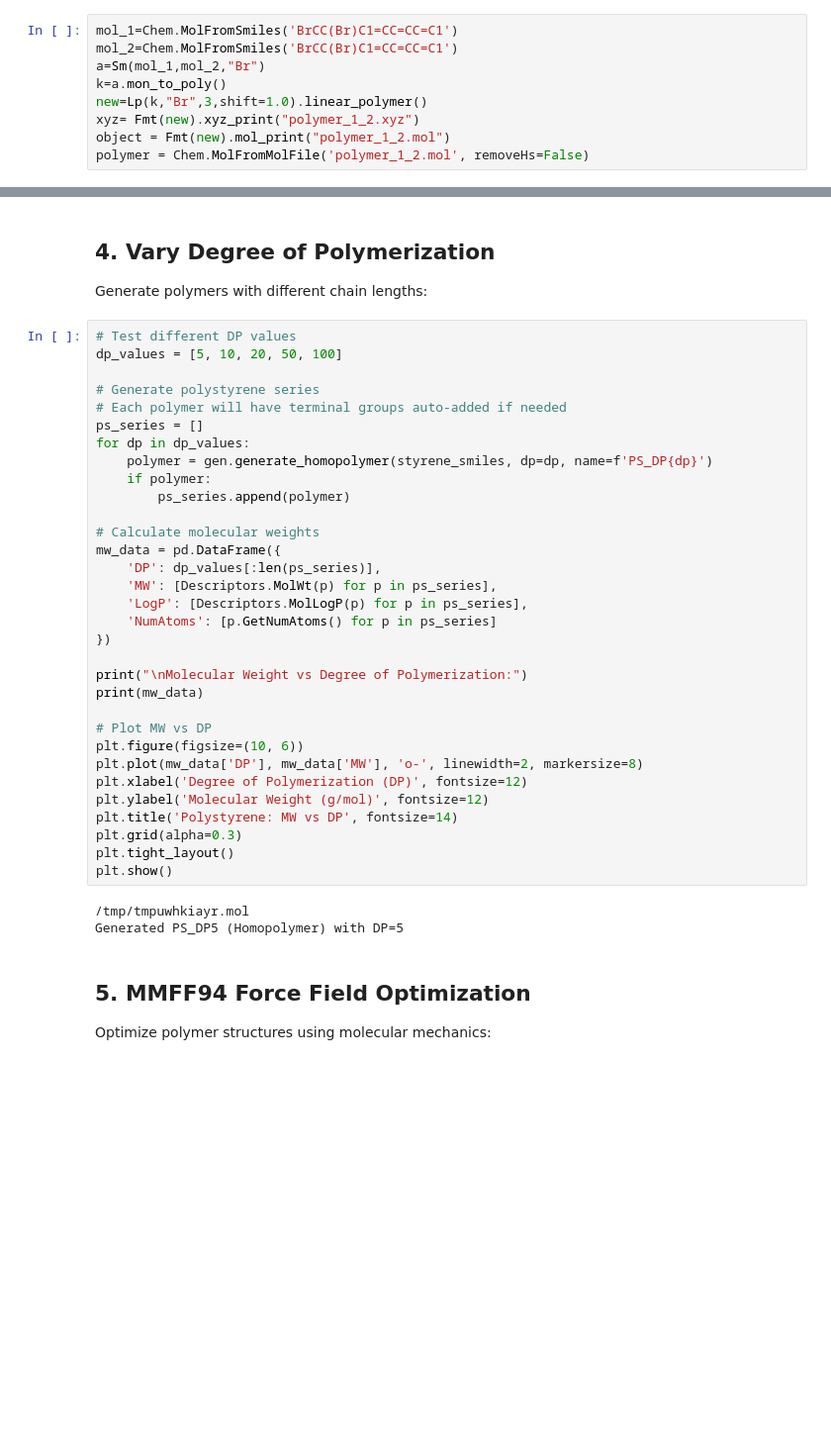
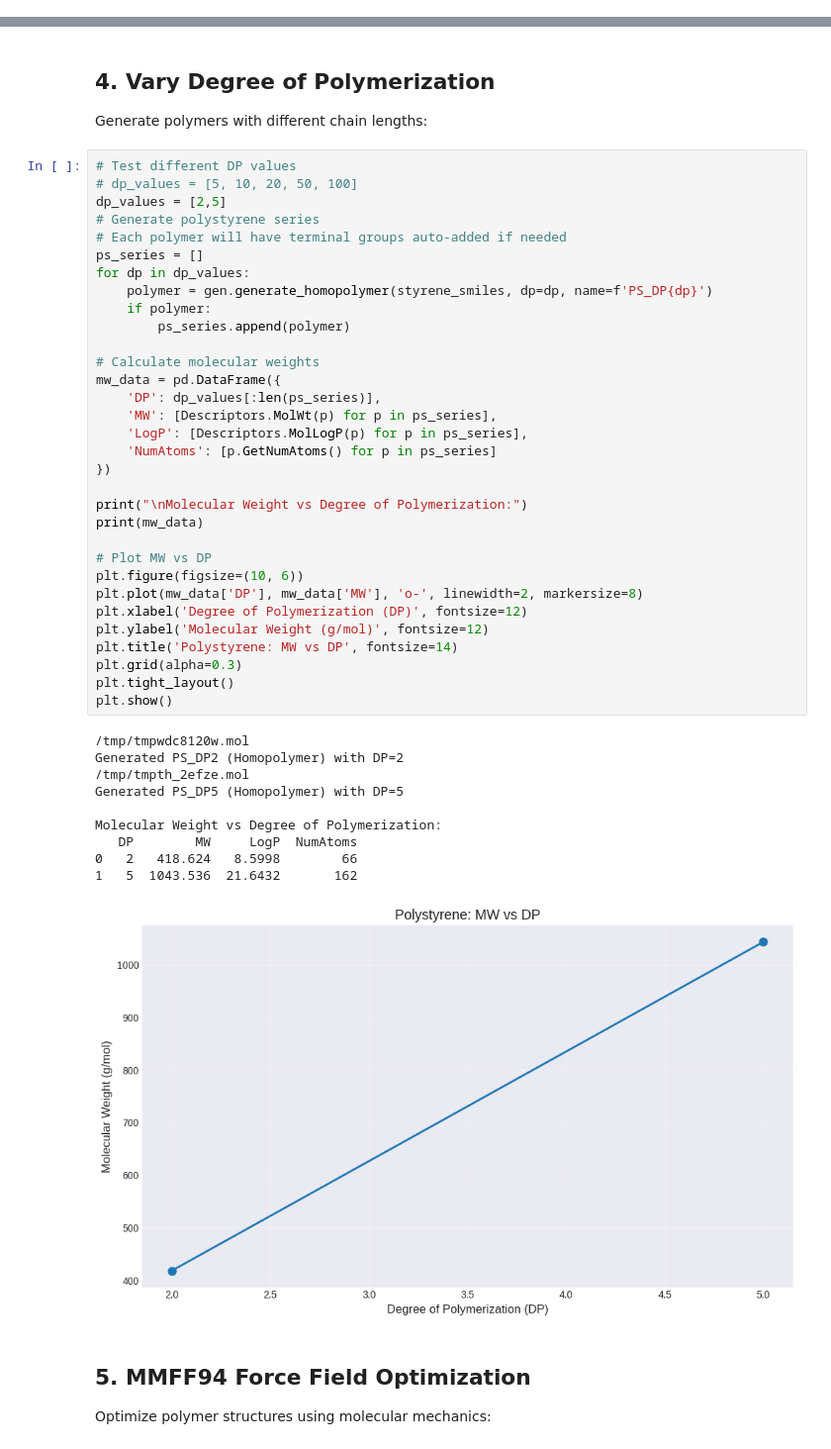
Before and after one commit to steven0seagal/MIP-analyses, a Jupyter notebook: notebooks/01_pysoftk/01_linear_homopolymers.ipynb, the cells around one changed output, grey strips where cells are left out. Shown: that part at 99% size. Cells and saved outputs as stored; diff of their text form; blank space fills up the shorter version.

Commit message:
working linear homo polymers

```diff
--- a/notebooks/01_pysoftk/01_linear_homopolymers.ipynb
+++ b/notebooks/01_pysoftk/01_linear_homopolymers.ipynb
@@ -51,12 +51,3 @@ pd.set_option('display.max_columns', None)
 print("✓ All imports successful")
 # %% [output]
 ✓ All imports successful
-# %%
-mol_1=Chem.MolFromSmiles('BrCC(Br)C1=CC=CC=C1')
-mol_2=Chem.MolFromSmiles('BrCC(Br)C1=CC=CC=C1')
-a=Sm(mol_1,mol_2,"Br")
-k=a.mon_to_poly()
-new=Lp(k,"Br",3,shift=1.0).linear_polymer()
-xyz= Fmt(new).xyz_print("polymer_1_2.xyz")
-object = Fmt(new).mol_print("polymer_1_2.mol")
-polymer = Chem.MolFromMolFile('polymer_1_2.mol', removeHs=False)
@@ -138,39 +124,47 @@ Polystyrene DP=20:
 Generate polymers with different chain lengths:
 # %%
 # Test different DP values
-dp_values = [5, 10, 20, 50, 100]
-
+# dp_values = [5, 10, 20, 50, 100]
+dp_values = [2,5]
 # Generate polystyrene series
 # Each polymer will have terminal groups auto-added if needed
 ps_series = []
 for dp in dp_values:
     polymer = gen.generate_homopolymer(styrene_smiles, dp=dp, name=f'PS_DP{dp}')
     if polymer:
         ps_series.append(polymer)
 
 # Calculate molecular weights
 mw_data = pd.DataFrame({
     'DP': dp_values[:len(ps_series)],
     'MW': [Descriptors.MolWt(p) for p in ps_series],
     'LogP': [Descriptors.MolLogP(p) for p in ps_series],
     'NumAtoms': [p.GetNumAtoms() for p in ps_series]
 })
 
 print("\nMolecular Weight vs Degree of Polymerization:")
 print(mw_data)
 
 # Plot MW vs DP
 plt.figure(figsize=(10, 6))
 plt.plot(mw_data['DP'], mw_data['MW'], 'o-', linewidth=2, markersize=8)
 plt.xlabel('Degree of Polymerization (DP)', fontsize=12)
 plt.ylabel('Molecular Weight (g/mol)', fontsize=12)
 plt.title('Polystyrene: MW vs DP', fontsize=14)
 plt.grid(alpha=0.3)
 plt.tight_layout()
 plt.show()
 # %% [output]
-/tmp/tmpuwhkiayr.mol
+/tmp/tmpwdc8120w.mol
+Generated PS_DP2 (Homopolymer) with DP=2
+/tmp/tmpth_2efze.mol
 Generated PS_DP5 (Homopolymer) with DP=5
+
+Molecular Weight vs Degree of Polymerization:
+   DP        MW     LogP  NumAtoms
+0   2   418.624   8.5998        66
+1   5  1043.536  21.6432       162
+[figure, added]
 # %% [markdown]
 ## 5. MMFF94 Force Field Optimization
 
```
Also changed, not shown: parts of 3 cells of this notebook, 2 other files.
